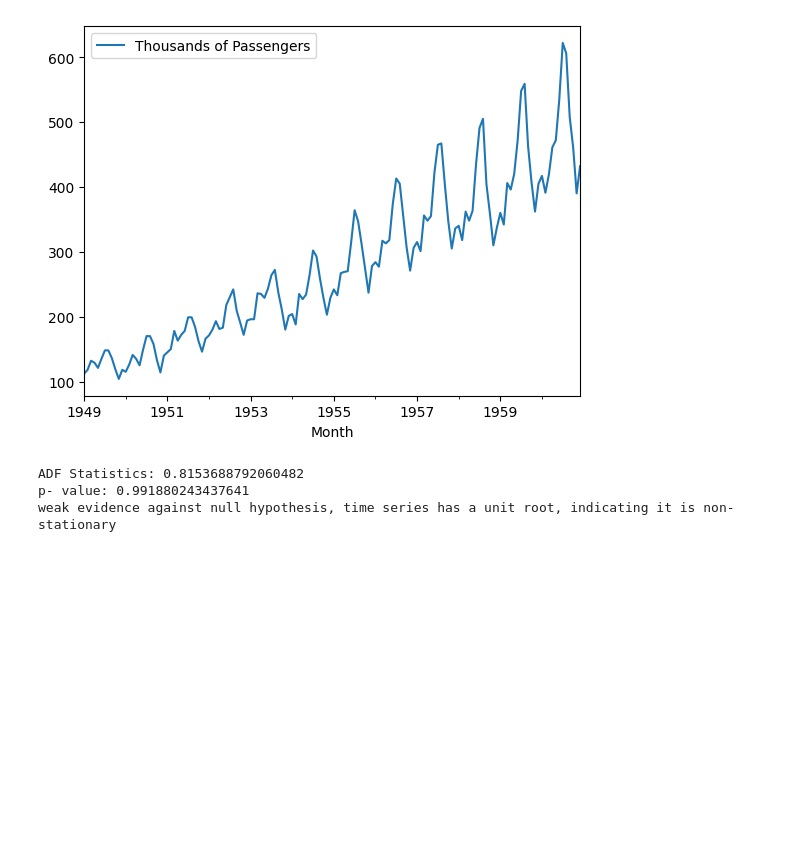
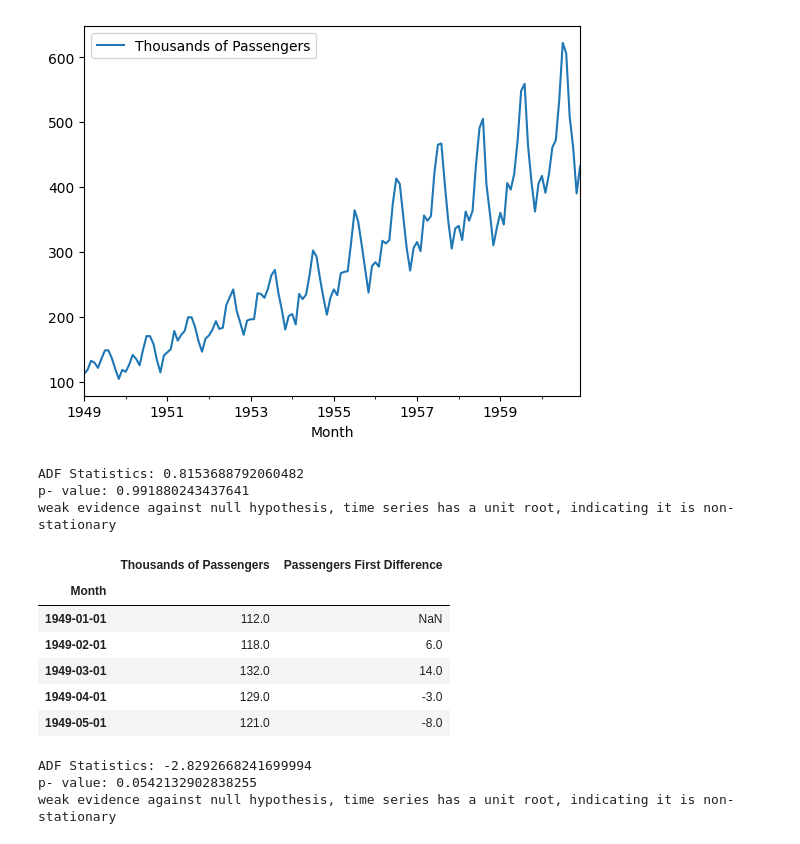
Before and after one commit to shreyas2004/airline, a Jupyter notebook: Airline.ipynb, the cells around one changed output. Drawn from its saved outputs; the diff is of its cells as text; code cells hidden in the pictures; blank space fills up the shorter version.

Commit message:
data is non statinoary|we want to make it statinoary|used diffrerence(shift data by 1)|add another coloum|give coloum to adfuller to check is stationary

```diff
--- a/Airline.ipynb
+++ b/Airline.ipynb
@@ -95,3 +95,21 @@ adf_test(df_airline['Thousands of Passengers'])
 ADF Statistics: 0.8153688792060482
 p- value: 0.991880243437641
 weak evidence against null hypothesis, time series has a unit root, indicating it is non-stationary
+# %%
+df_airline['Passengers First Difference']=df_airline['Thousands of Passengers']-df_airline['Thousands of Passengers'].shift(1)
+# %%
+df_airline.head()
+# %% [output]
+|  | Thousands of Passengers | Passengers First Difference |
+| Month |  |  |
+| 1949-01-01 | 112.0 | NaN |
+| 1949-02-01 | 118.0 | 6.0 |
+| 1949-03-01 | 132.0 | 14.0 |
+| 1949-04-01 | 129.0 | -3.0 |
+| 1949-05-01 | 121.0 | -8.0 |
+# %%
+adf_test(df_airline['Passengers First Difference'].dropna())
+# %% [output]
+ADF Statistics: -2.8292668241699994
+p- value: 0.0542132902838255
+weak evidence against null hypothesis, time series has a unit root, indicating it is non-stationary
```
